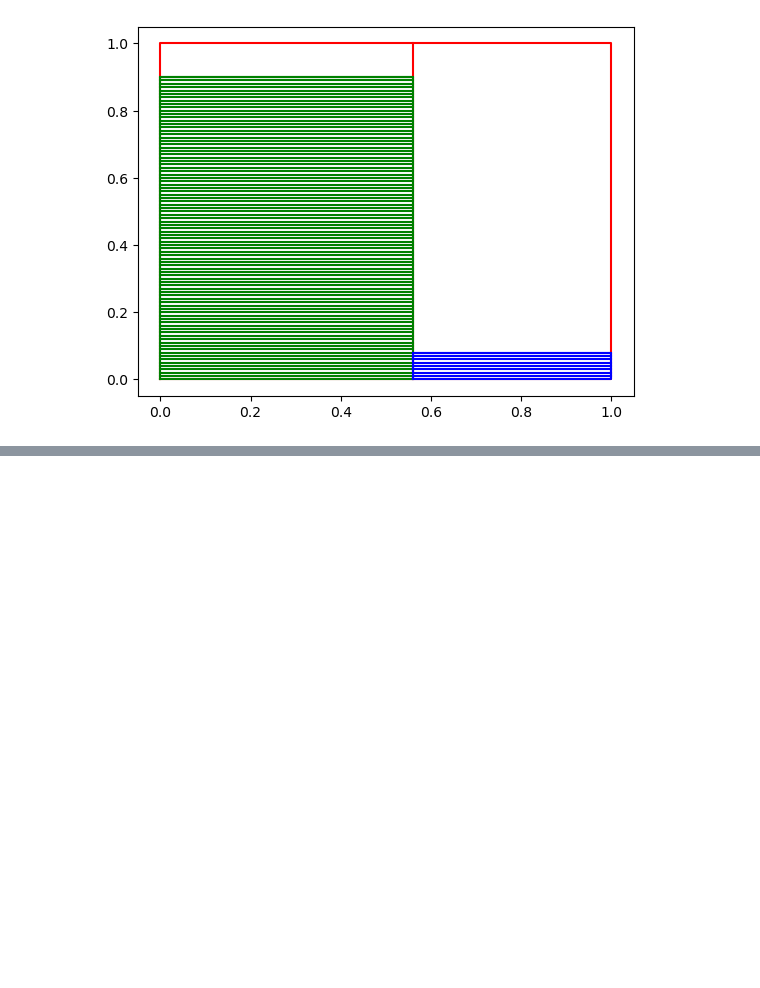
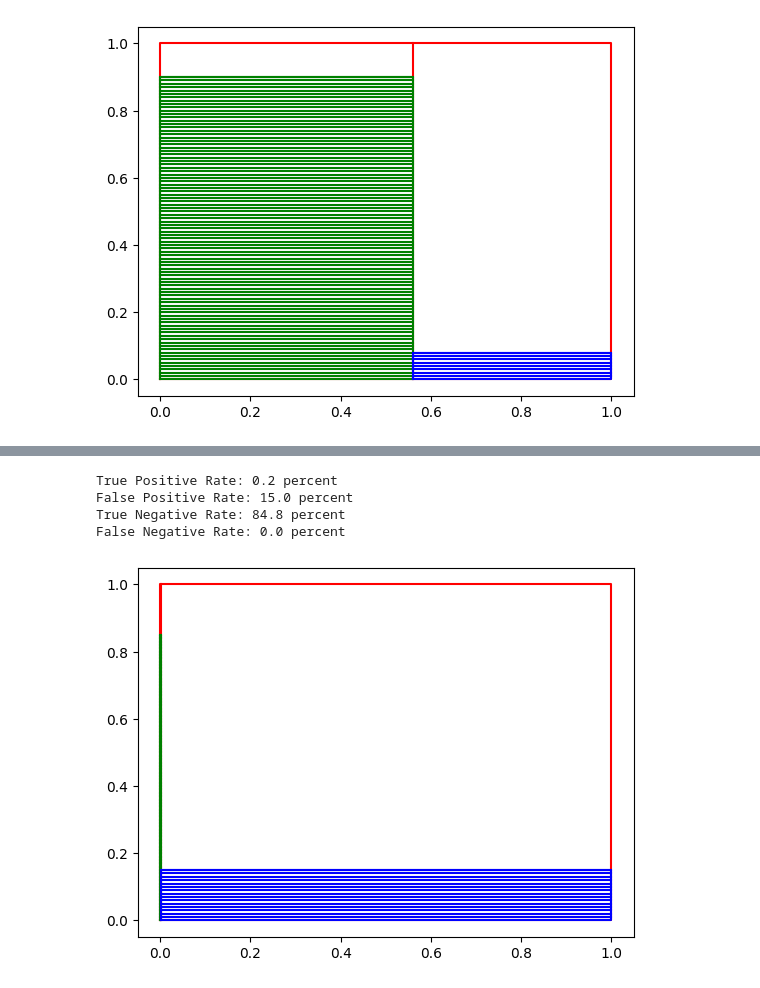
Before and after one commit to wutmeownow/phys441, a Jupyter notebook: JupyterNotebooks/Week11/BayesTheoremExamples.ipynb, the cells around one changed output, grey strips where cells are left out. Cells and saved outputs as stored; diff of their text form; code cells hidden in the pictures; blank space fills up the shorter version.

```diff
--- a/JupyterNotebooks/Week11/BayesTheoremExamples.ipynb
+++ b/JupyterNotebooks/Week11/BayesTheoremExamples.ipynb
@@ -245,3 +245,37 @@ False Positive Rate: 3.5 percent
 True Negative Rate: 40.4 percent
 False Negative Rate: 5.6 percent
 [figure]
+# %%
+# Example 1:  Liver Disease rates
+#
+# The probability of a person having liver disease in the population = 0.0025 = PA
+# The probability of a person being an alcoholic = 0.06 = PB
+# The probability of a person being an alcoholic, given that they have liver disease = 0.85 = PBA
+
+P_A = 0.0025
+P_B_given_A = 0.85
+P_B = 0.06
+
+P_not_A = 1.0 - P_A
+
+P_A_given_B = (P_B_given_A * P_A)/P_B
+
+print("The probability of a person having liver disease, given that they are an alcoholic, is %0.2f percent" %(P_A_given_B*100))
+
+# Next question:  what is the probability that the person does NOT have liver disease, given they are an alcoholic?
+
+P_not_A_given_B = 1.0 - P_A_given_B
+
+print("The probability of a person NOT having liver disease, given they are an alcholic, is %0.2f percent" %(P_not_A_given_B*100))
+
+P_B_given_not_A = 1.0 - P_B_given_A
+
+P_A_given_not_B = (P_B_given_not_A * P_A)/(P_B_given_not_A * P_A + P_B_given_A * P_not_A)
+
+print("The probability of a person having liver disease, given they are NOT an alcholic, is %0.2f percent" %(P_A_given_not_B*100))
+
+# Next question:  what is the probability that the person does NOT have liver disease, given they are an alcholic?
+
+P_not_A_given_not_B = 1.0 - P_A_given_not_B
+
+print("The probability of a person NOT having liver disease, given they are not alcholic, is %0.2f percent" % (P_not_A_given_not_B*100))
@@ -247,0 +287,8 @@ False Negative Rate: 5.6 percent
+# %%
+draw_bayes_rectangle(P_A, P_B_given_A, P_B_given_not_A)
+# %% [output]
+True Positive Rate: 0.2 percent
+False Positive Rate: 15.0 percent
+True Negative Rate: 84.8 percent
+False Negative Rate: 0.0 percent
+[figure, added]
```
Also changed, not shown: parts of 1 cell of this notebook, 19 other files.
